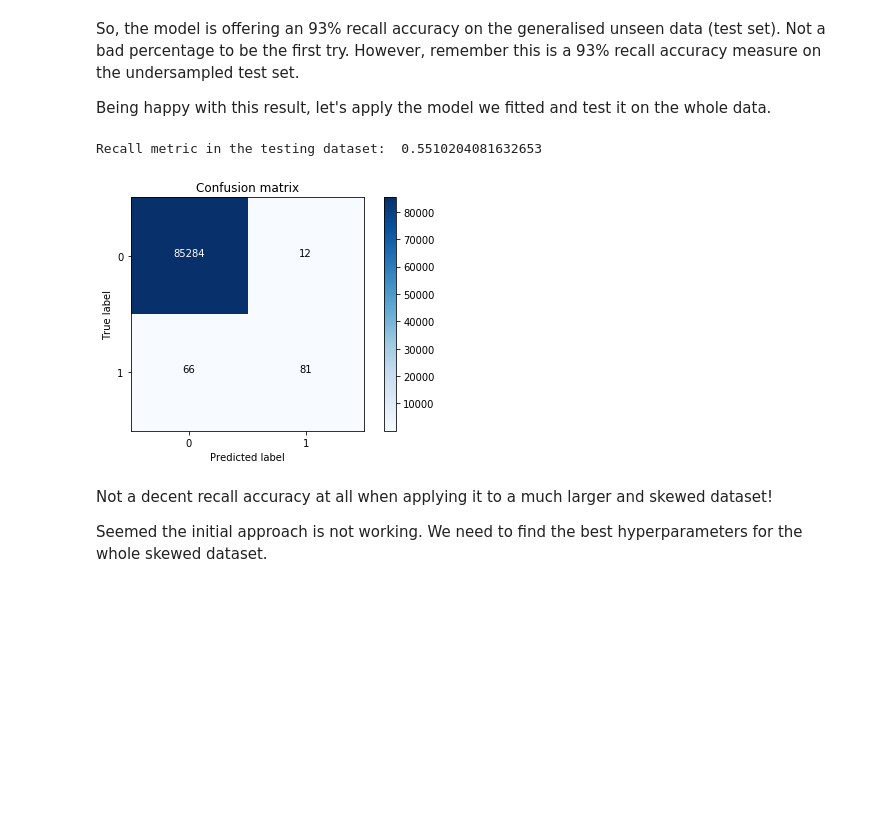
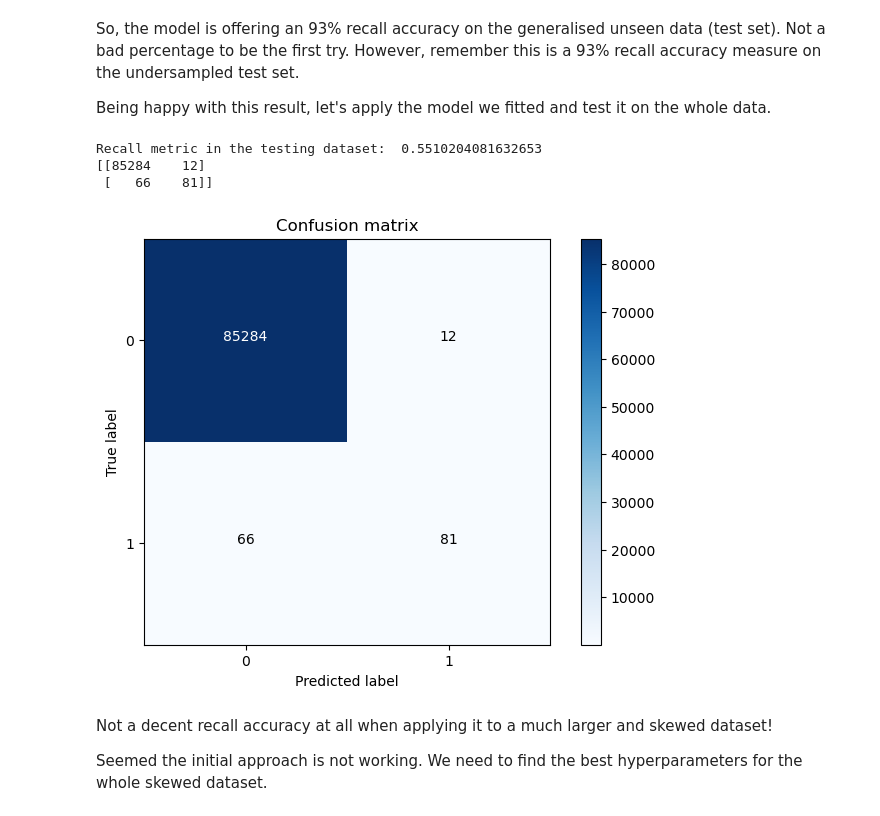
Before and after one commit to gaoshangdeakin/SIT384-Jupyter, a Jupyter notebook: SIT384P10A-Case study.ipynb, the cells around one changed output. Saved outputs shown, nothing was run; the diff lists cells and outputs as text; code cells hidden in the pictures; blank space fills up the shorter version.

```diff
--- a/SIT384P10A-Case study.ipynb
+++ b/SIT384P10A-Case study.ipynb
@@ -342,26 +353,32 @@ Being happy with this result, let's apply the model we fitted and test it on the
 # %%
 # Use this C_parameter to build the final model with the whole training dataset and
 #predict the classes in the whole test dataset
 lr = LogisticRegression(solver='liblinear', C = best_c_undersample, penalty = 'l1')
 lr.fit(X_train,y_train.values.ravel())
-y_pred = lr.predict(X_test.values)
+
+#commented out by Shang 11/05/2026, due to:
+#UserWarning: X does not have valid feature names, but LogisticRegression was fitted with feature names
+#y_pred = lr.predict(X_test.values)
+y_pred = lr.predict(X_test)
 
 # Compute confusion matrix
 cnf_matrix = confusion_matrix(y_test,y_pred)
 np.set_printoptions(precision=2)
 
 print("Recall metric in the testing dataset: ", cnf_matrix[1,1]/(cnf_matrix[1,0]+cnf_matrix[1,1]))
-
+print(cnf_matrix)
 # Plot non-normalized confusion matrix
 class_names = [0,1]
 plt.figure()
 plot_confusion_matrix(cnf_matrix
                       , classes=class_names
                       , title='Confusion matrix')
 plt.show()
 # %% [output]
 Recall metric in the testing dataset:  0.5510204081632653
+[[85284    12]
+ [   66    81]]
-[figure, old version]
+[figure, new version]
 # %% [markdown]
 Not a  decent recall accuracy at all when applying it to a much larger and skewed dataset!
 
```
Also changed, not shown: parts of 10 cells of this notebook.
